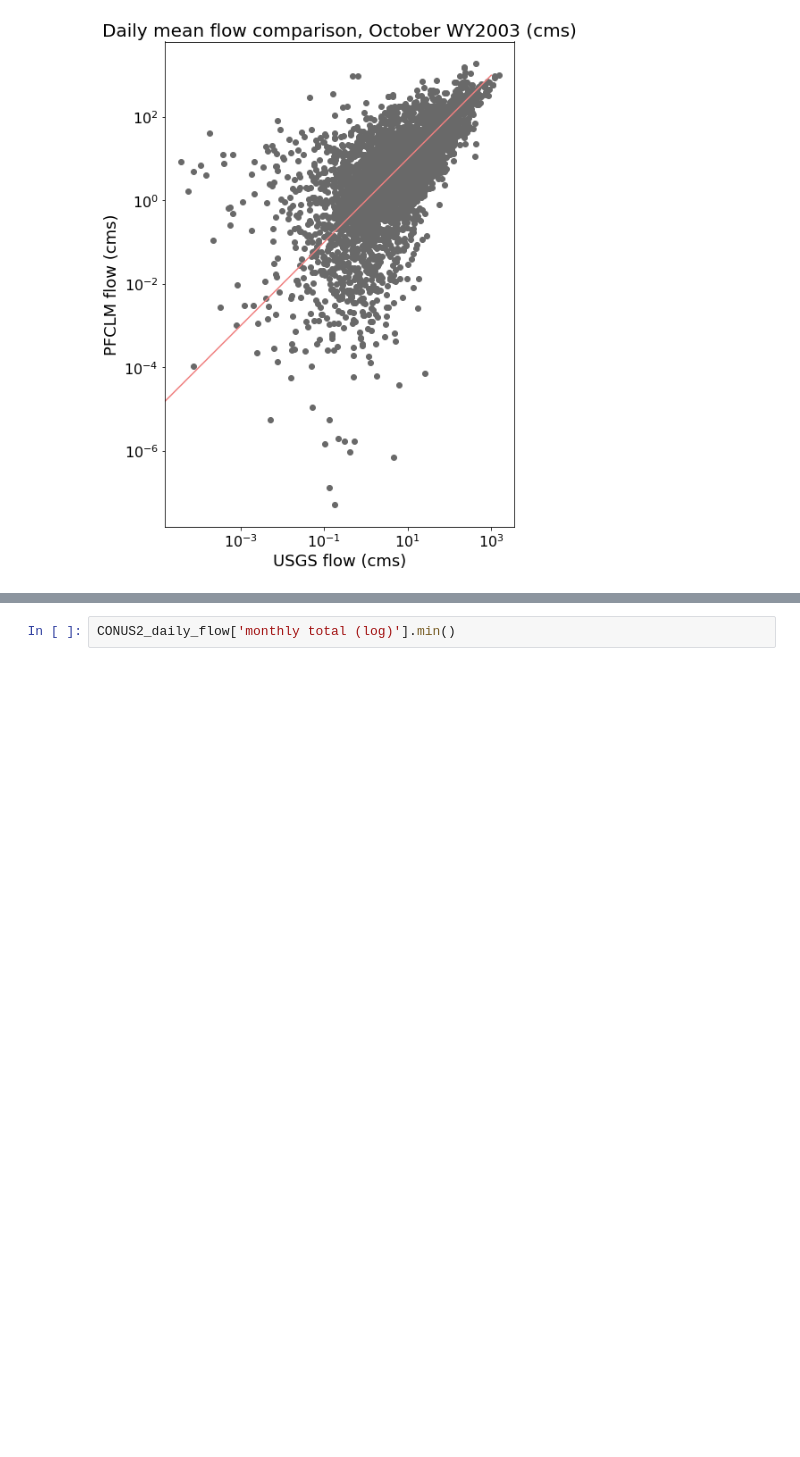
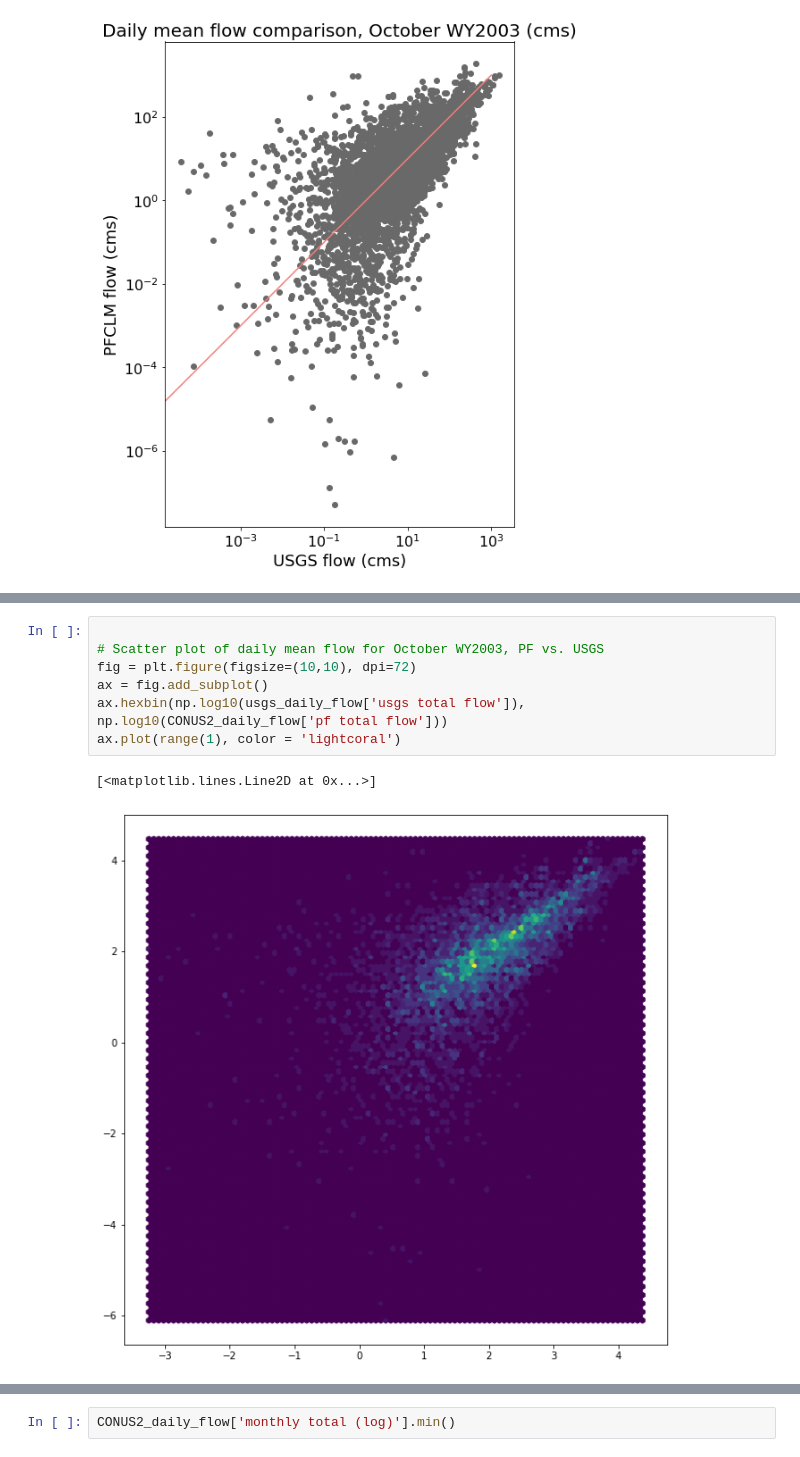
Before and after one commit to danielletijerina/PFCONUS2-analysis, a Jupyter notebook: scripts/Validation/Streamflow/PF-USGS_flow_plots.ipynb, the cells around one changed output, grey strips where cells are left out. Drawn from its saved outputs; the diff is of its cells as text; blank space fills up the shorter version.

```diff
--- a/scripts/Validation/Streamflow/PF-USGS_flow_plots.ipynb
+++ b/scripts/Validation/Streamflow/PF-USGS_flow_plots.ipynb
@@ -190,0 +198,10 @@ plt.savefig(f'{plot_dir}/Oct_WY2003_total_monthly_flow_log_comparison_scatter.pn
+# %%
+
+# Scatter plot of daily mean flow for October WY2003, PF vs. USGS
+fig = plt.figure(figsize=(10,10), dpi=72)
+ax = fig.add_subplot()
+ax.hexbin(np.log10(usgs_daily_flow['usgs total flow']), np.log10(CONUS2_daily_flow['pf total flow']))
+ax.plot(range(1), color = 'lightcoral')
+# %% [output]
+[<matplotlib.lines.Line2D at 0x...>]
+[figure, added]
```
Also changed, not shown: parts of 5 cells of this notebook.
